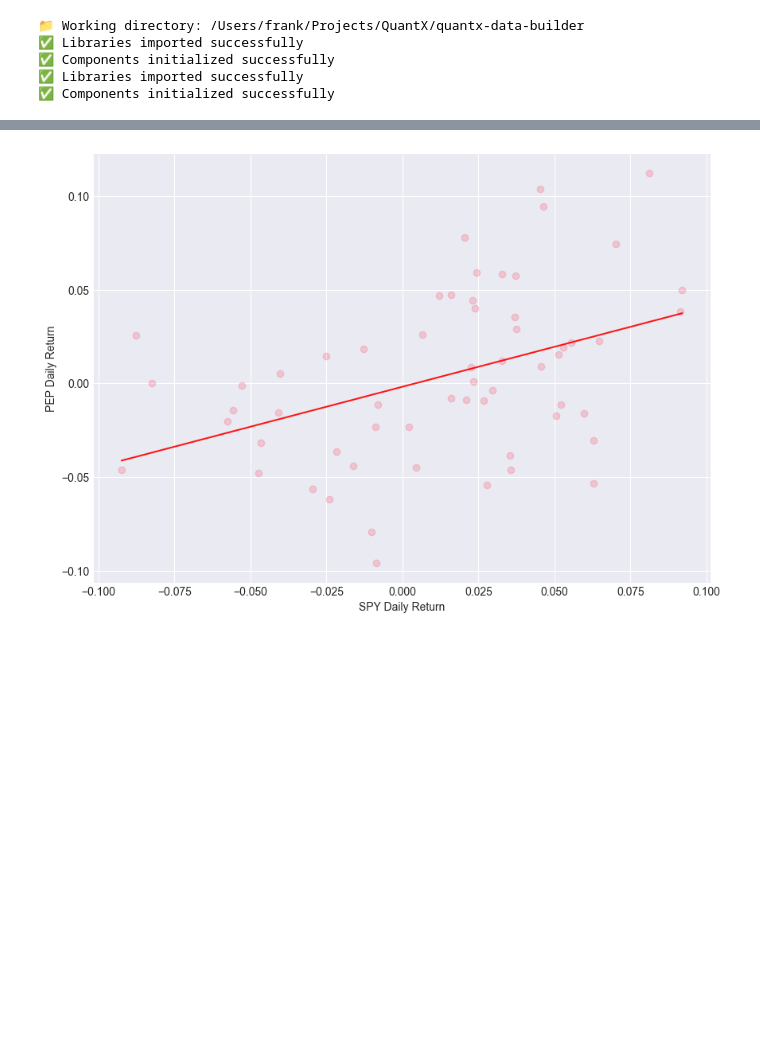
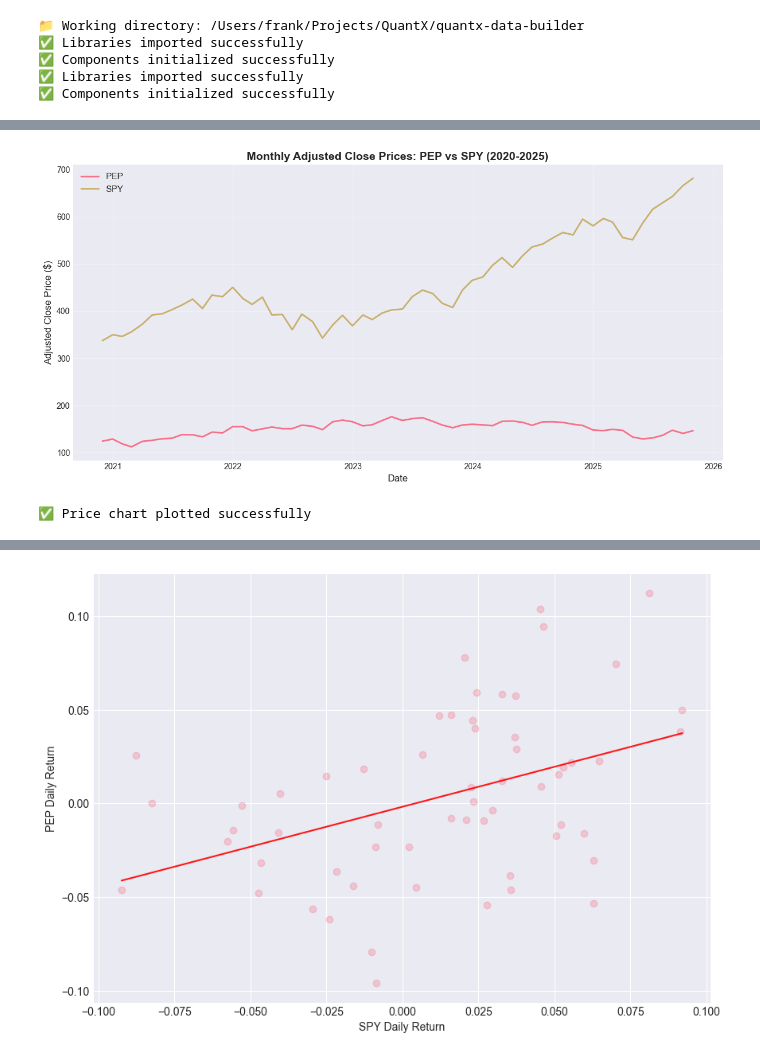
Before and after one commit to ycti-labs/quantx-data-builder, a Jupyter notebook: src/notebook/market_beta_pep.ipynb, the cells around one changed output, grey strips where cells are left out. Saved outputs shown, nothing was run; the diff lists cells and outputs as text; code cells hidden in the pictures; blank space fills up the shorter version.

```diff
--- a/src/notebook/market_beta_pep.ipynb
+++ b/src/notebook/market_beta_pep.ipynb
@@ -66,21 +66,13 @@ spy_monthly = price_mgr.load_market_etf_data(
 pep_monthly = price_mgr.load_price_data(
     symbol='PEP',
     frequency=frequency,
-    start_date='2020-11-01',
-    end_date='2025-10-31'
-)
-
-meta_monthly = price_mgr.load_price_data(
-    symbol='META',
-    frequency=frequency,
-    start_date='2020-11-01',
+    start_date='2020-11-30',
     end_date='2025-10-31'
 )
 
 
 print(f"SPY columns: {spy_monthly.columns.tolist()}")
 print(f"PEP columns: {pep_monthly.columns.tolist()}")
-print(f"META columns: {meta_monthly.columns.tolist()}")
 
 # joining the closing prices of the two datasets with same date index
 # Both datasets are indexed by date, ensuring proper alignment
@@ -97,5 +89,6 @@ print(monthly_prices.head())
 # calculate monthly returns
 monthly_returns = monthly_prices.pct_change(1)
 clean_monthly_returns = monthly_returns.dropna(axis=0)  # drop first missing row
+print("Monthly Returns:")
 print(clean_monthly_returns.head())
 # %% [output]
@@ -106,0 +112,17 @@ KeyError: "None of ['date'] are in the columns"
+# %%
+# Plot monthly prices
+plt.figure(figsize=(12, 6))
+plt.plot(monthly_prices.index, monthly_prices['PEP'], label='PEP', linewidth=2)
+plt.plot(monthly_prices.index, monthly_prices['SPY'], label='SPY', linewidth=2, alpha=0.7)
+plt.title('Monthly Adjusted Close Prices: PEP vs SPY (2020-2025)', fontsize=14, fontweight='bold')
+plt.xlabel('Date', fontsize=12)
+plt.ylabel('Adjusted Close Price ($)', fontsize=12)
+plt.legend(loc='best', fontsize=11)
+plt.grid(True, alpha=0.3)
+plt.tight_layout()
+plt.show()
+
+print(f"✅ Price chart plotted successfully")
+# %% [output]
+[figure, added]
+✅ Price chart plotted successfully
```
Also changed, not shown: parts of 6 cells of this notebook, 2 other files.
